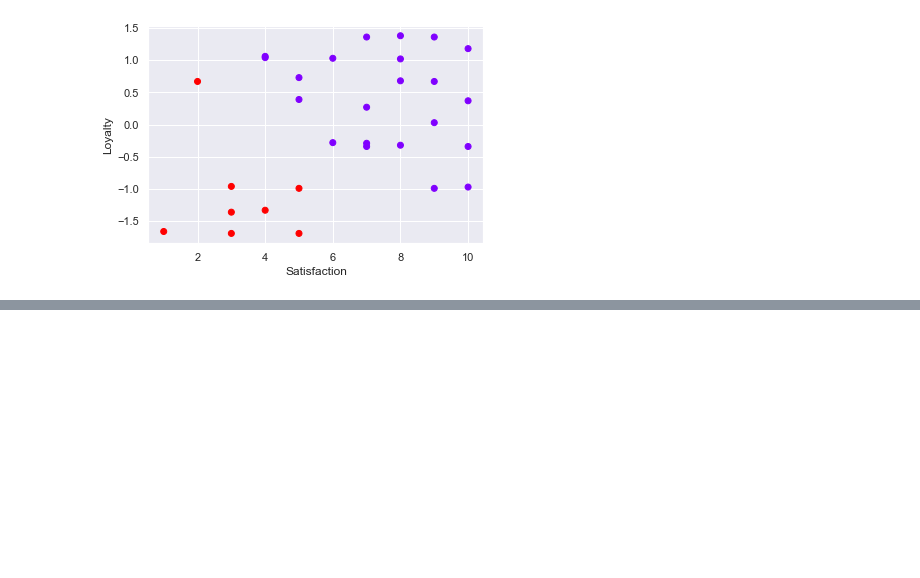
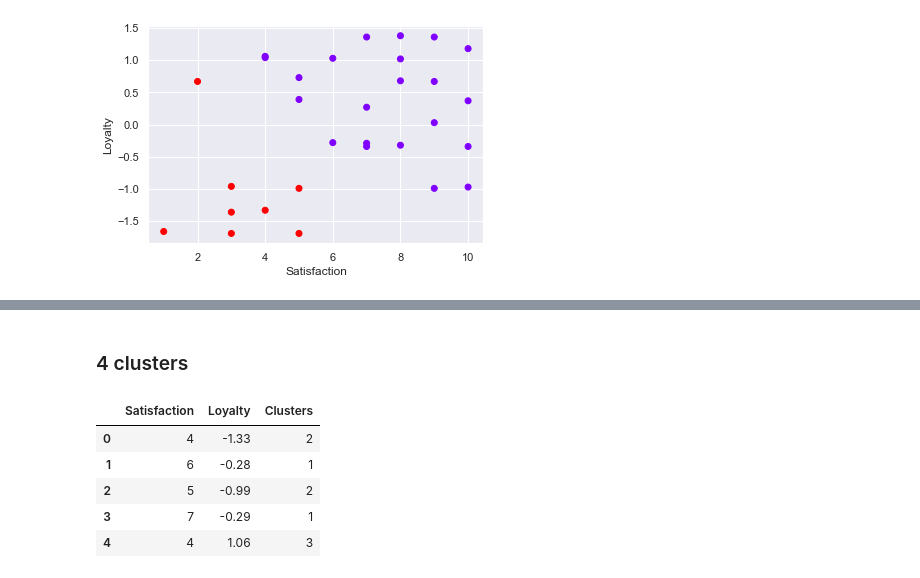
Before and after one commit to tomasz-urban/Jupyter, a Jupyter notebook: DS_bootcamp/clustering/clustering_example_project.ipynb, the cells around one changed output, grey strips where cells are left out. Cells and saved outputs as stored; diff of their text form; code cells hidden in the pictures; blank space fills up the shorter version.

```diff
--- a/DS_bootcamp/clustering/clustering_example_project.ipynb
+++ b/DS_bootcamp/clustering/clustering_example_project.ipynb
@@ -128,0 +150,15 @@ plt.ylabel('Loyalty');
+# %% [markdown]
+### 4 clusters
+# %%
+kmeans_4 = KMeans(4)
+kmeans_4.fit(x_scaled)
+df_4 = x.copy()
+df_4['Clusters'] = kmeans_4.fit_predict(x_scaled)
+df_4.head()
+# %% [output]
+|  | Satisfaction | Loyalty | Clusters |
+| 0 | 4 | -1.33 | 2 |
+| 1 | 6 | -0.28 | 1 |
+| 2 | 5 | -0.99 | 2 |
+| 3 | 7 | -0.29 | 1 |
+| 4 | 4 | 1.06 | 3 |
```
Also changed, not shown: parts of 7 cells of this notebook.
